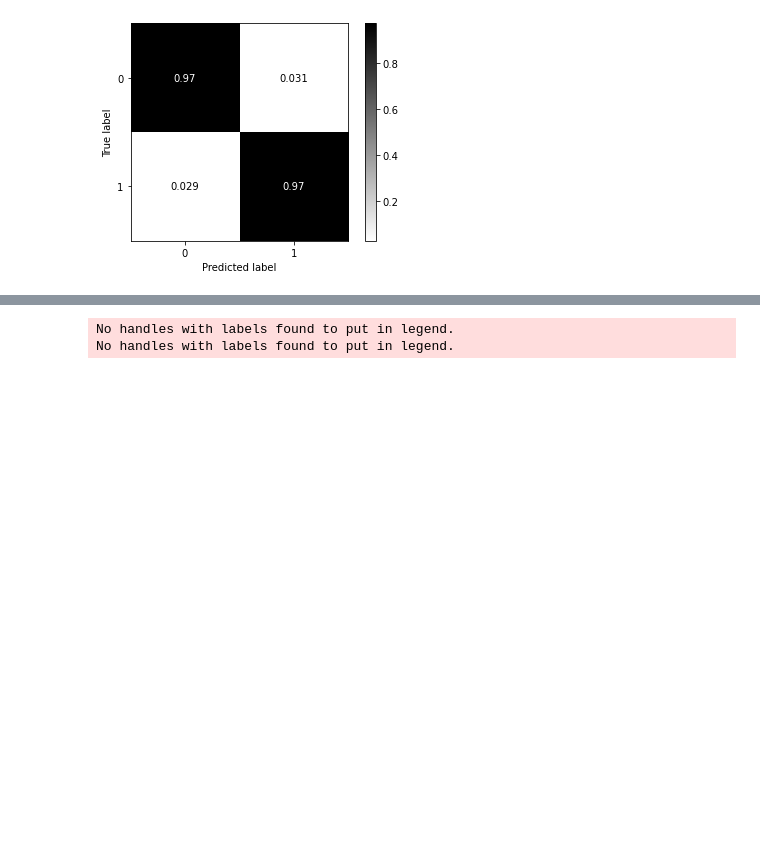
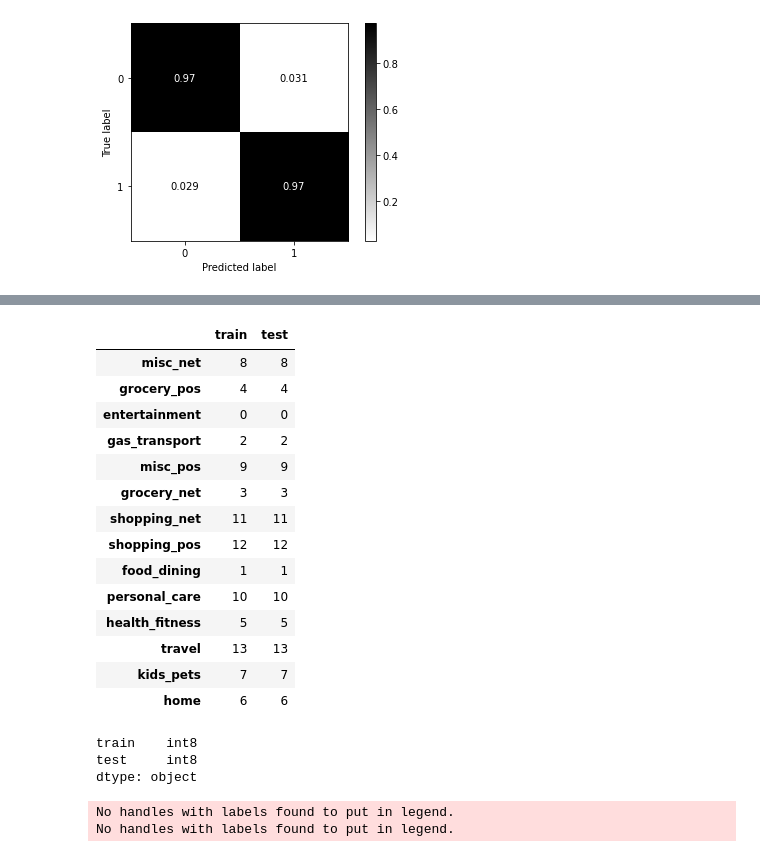
Before and after one commit to sashaaKr/master-of-science, a Jupyter notebook: semester_2/Advanced_Topics_in_Machine_Learning/assignment_2/Advanced Machine Learning - HW #2.ipynb, the cells around one changed output, grey strips where cells are left out. Cells and saved outputs as stored; diff of their text form; code cells hidden in the pictures; blank space fills up the shorter version.

Commit message:
compare train vs test  encoding values for categorical columns

```diff
--- a/semester_2/Advanced_Topics_in_Machine_Learning/assignment_2/Advanced Machine Learning - HW #2.ipynb
+++ b/semester_2/Advanced_Topics_in_Machine_Learning/assignment_2/Advanced Machine Learning - HW #2.ipynb
@@ -911,3 +914,35 @@ accuracy is 0.9694449892841526
+# %%
+part_train_df = pd.read_csv("fraudTrain.csv")
+part_test_df = pd.read_csv("fraudTest.csv")
+
+part_train_df['cat_code'] = part_train_df['category'].astype('category').cat.codes
+part_test_df['cat_code'] = part_test_df['category'].astype('category').cat.codes
+train_uniq = part_train_df.drop_duplicates(subset='category')[['category','cat_code']] #.sort_values(by='category',inplace=True)
+test_uniq = part_test_df.drop_duplicates(subset='category')[['category','cat_code']] #.sort_values(by='category',inplace=True)
+train_uniq.index=train_uniq.category
+test_uniq.index=test_uniq.category
+united=pd.concat([train_uniq.cat_code,test_uniq.cat_code],axis=1,join='outer',keys=['train','test'],ignore_index=False)
+display(united)
+united.dtypes
+# %% [output]
+|  | train | test |
+| misc_net | 8 | 8 |
+| grocery_pos | 4 | 4 |
+| entertainment | 0 | 0 |
+| gas_transport | 2 | 2 |
+| misc_pos | 9 | 9 |
+| grocery_net | 3 | 3 |
+| shopping_net | 11 | 11 |
+| shopping_pos | 12 | 12 |
+| food_dining | 1 | 1 |
+| personal_care | 10 | 10 |
+| health_fitness | 5 | 5 |
+| travel | 13 | 13 |
+| kids_pets | 7 | 7 |
+| home | 6 | 6 |
+train    int8
+test     int8
+dtype: object
 # %%
 pd.concat([fraud.amt.describe(), normal.amt.describe()], keys=["fraud_amt", "non_fraud_amt"], axis=1)
 # %%
```
Also changed, not shown: parts of 1 cell of this notebook.
